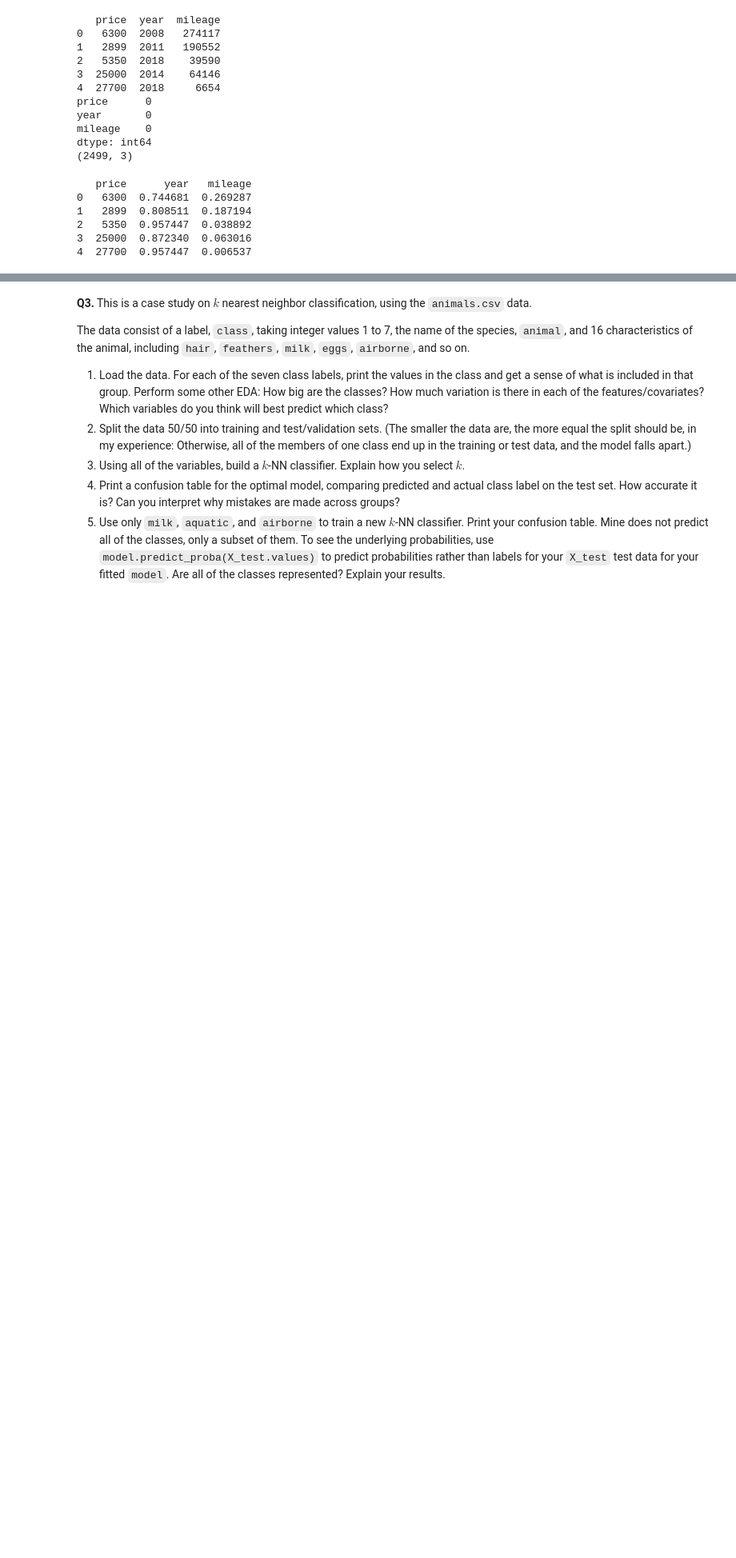
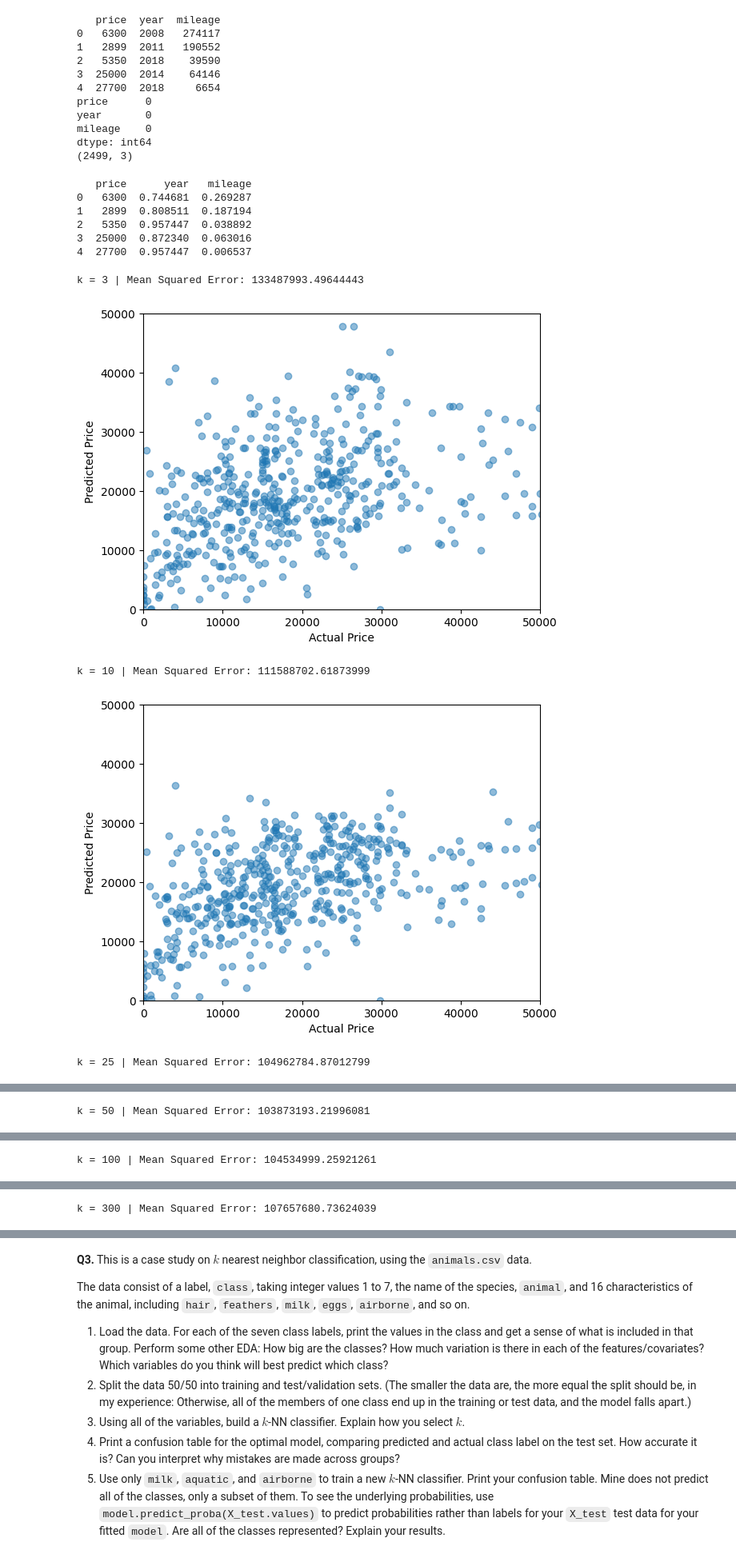
Before and after one commit to btw257-ui/KNN, a Jupyter notebook: assignment/assignment.ipynb, the cells around one changed output, grey strips where cells are left out. Shown at 80% size. Drawn from its saved outputs; the diff is of its cells as text; code cells hidden in the pictures; blank space fills up the shorter version.

```diff
--- a/assignment/assignment.ipynb
+++ b/assignment/assignment.ipynb
@@ -83,3 +84,35 @@ print(q2df2.head())
 2   5350  0.957447  0.038892
 3  25000  0.872340  0.063016
 4  27700  0.957447  0.006537
+# %%
+#Part 3
+y = q2df2['price']
+X = q2df2[['year', 'mileage']]
+from sklearn.model_selection import train_test_split
+X_train, X_test, y_train, y_test = train_test_split(X,y, #
+                                                    test_size=.2,
+                                                    random_state=65)
+# %%
+k_bar = [3,10,25,50,100,300]
+from sklearn.neighbors import KNeighborsRegressor
+SSE = {}
+for i in k_bar:
+  model = KNeighborsRegressor(n_neighbors=i)
+  fitted_model = model.fit(X_train,y_train)
+  y_pred = fitted_model.predict(X_test)
+  mse = 1/len(y_test)*np.sum((y_test-y_pred)**2)
+  print(f"k = {i} | Mean Squared Error: {mse}")
+  SSE[i] = mse
+  plt.scatter(y_test, y_pred, alpha=0.5)
+  plt.xlabel('Actual Price')
+  plt.ylabel('Predicted Price')
+  plt.xlim(0, 50000)
+  plt.ylim(0, 50000)
+  plt.show()
+# as K increases it starts to become more accurate, but after k = 10 it stops predicting any price above 30k
+# %% [output]
+k = 3 | Mean Squared Error: 133487993.49644443
+[figure, added]
+k = 10 | Mean Squared Error: 111588702.61873999
+[figure, added]
+k = 25 | Mean Squared Error: 104962784.87012799
@@ -85,0 +120 @@ print(q2df2.head())
+k = 50 | Mean Squared Error: 103873193.21996081
@@ -85,0 +122 @@ print(q2df2.head())
+k = 100 | Mean Squared Error: 104534999.25921261
@@ -85,0 +124 @@ print(q2df2.head())
+k = 300 | Mean Squared Error: 107657680.73624039
```
Also changed, not shown: parts of 8 cells of this notebook.
